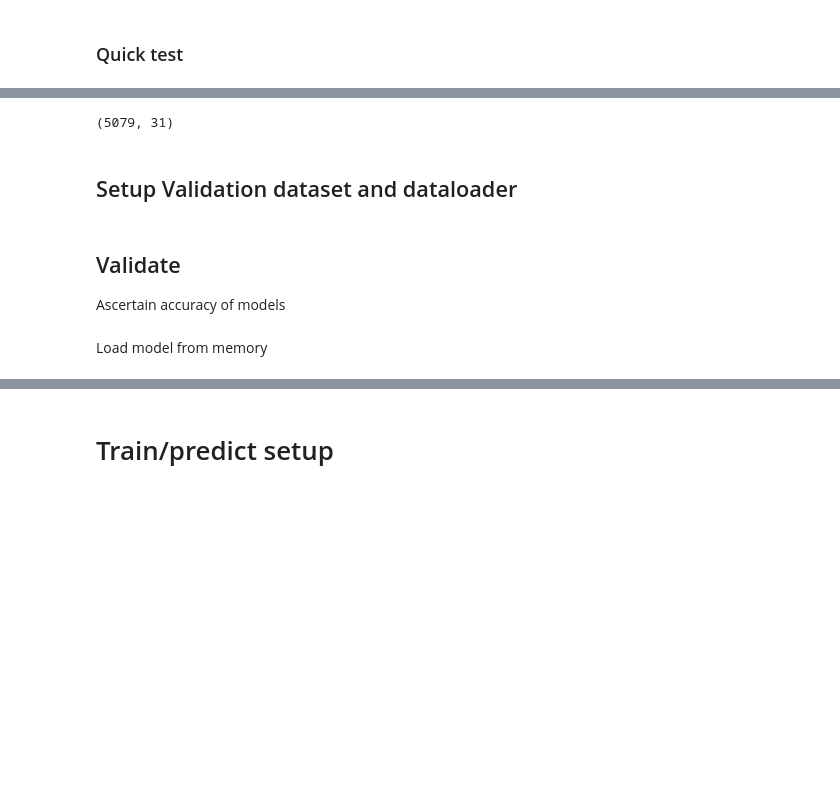
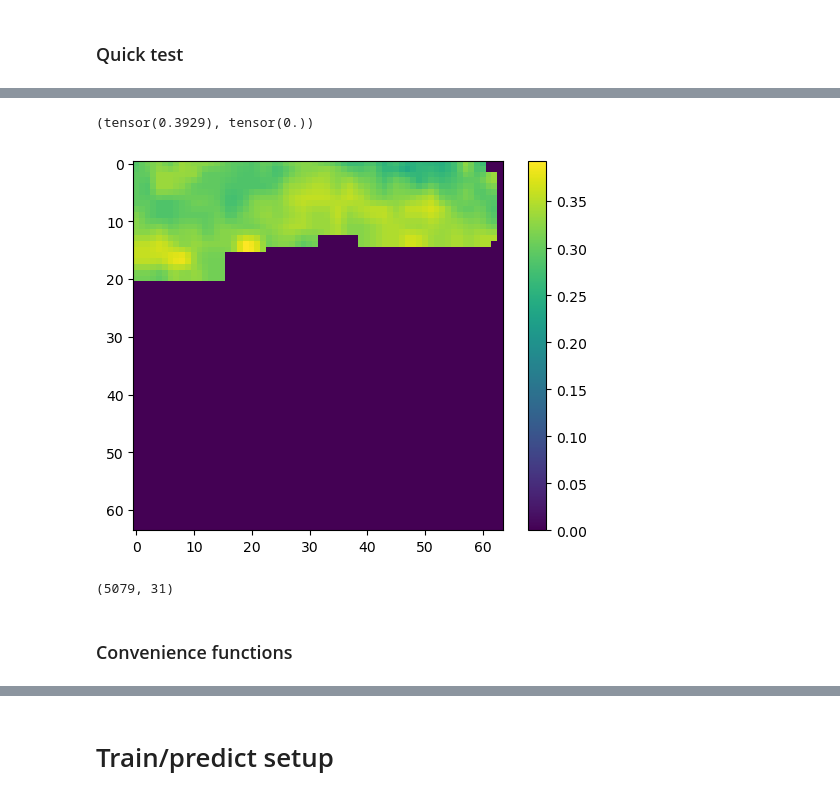
Before and after one commit to ando-shah/sdm-geolifeCLEF, a Jupyter notebook: training/cnn_pipeline.ipynb, the cells around one changed output, grey strips where cells are left out. Cells and saved outputs as stored; diff of their text form; code cells hidden in the pictures; blank space fills up the shorter version.

```diff
--- a/training/cnn_pipeline.ipynb
+++ b/training/cnn_pipeline.ipynb
@@ -99 +136,10 @@ demo = train_dataset[-1]
+# %%
+idx = -5
+ped = p[idx].unsqueeze(dim=0)#-> Remove first dim (channel)
+plt.imshow(ped.permute(1, 2, 0))#, vmax=1.0)
+plt.colorbar()
+p[idx].max(), p[idx].min()
+# %% [output]
+(tensor(0.3929), tensor(0.))
+[figure, added]
 # %%
@@ -103,12 +149,6 @@ N_INPUTS = demo[0].shape[0]
 N_LABELS, N_INPUTS
 # %% [output]
 (5079, 31)
-# %% [markdown]
-## Setup Validation dataset and dataloader
-# %% [markdown]
-## Validate
-
-Ascertain accuracy of models
-# %% [markdown]
-Load model from memory
+# %% [markdown]
+### Convenience functions
 # %%
```
Also changed, not shown: parts of 51 cells of this notebook, 1 other file.
